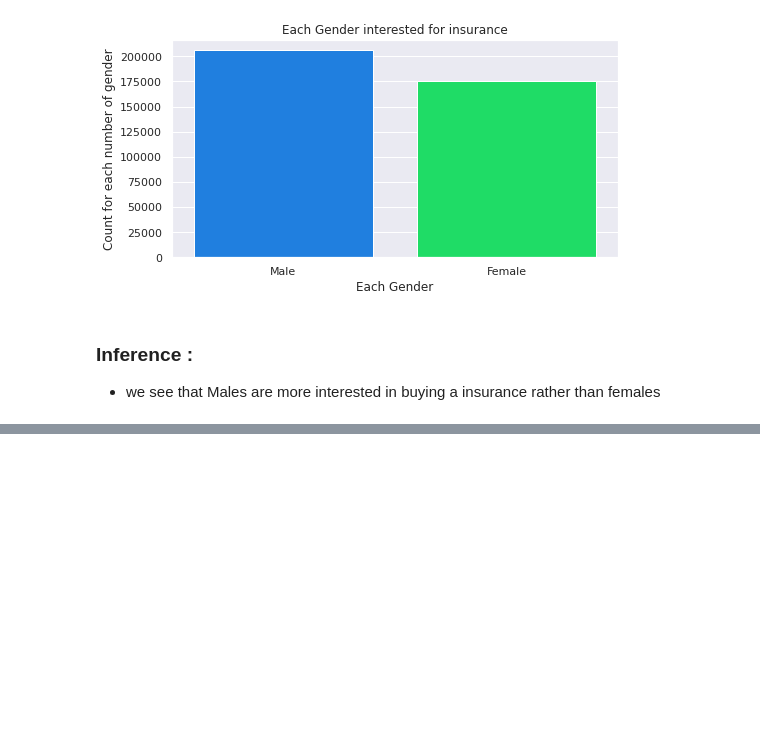
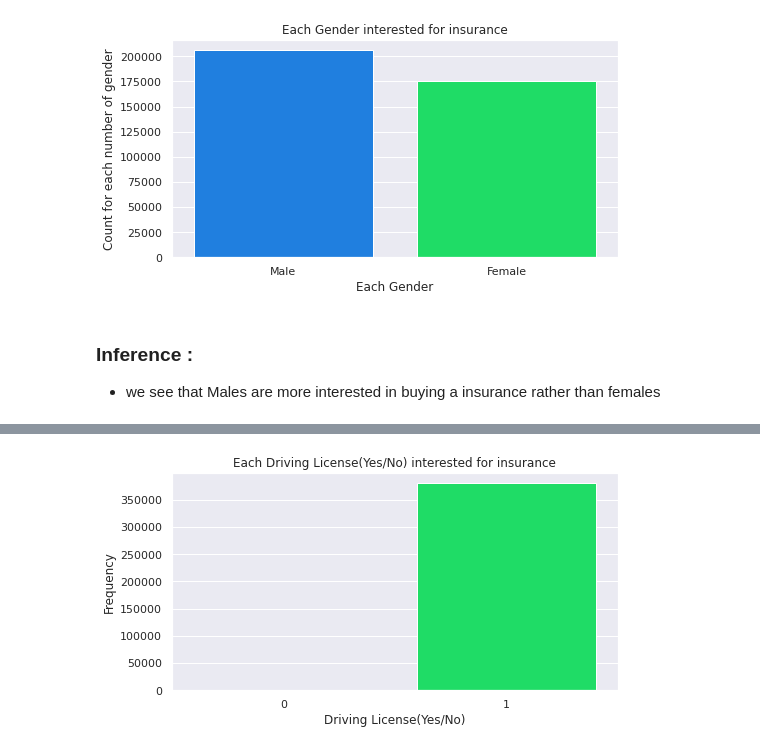
Before and after one commit to pinky-thakur/Health_Insuarance_Cross_Sell_Prediction, a Jupyter notebook: Health_Insurance_Cross_Sell_Prediction.ipynb, the cells around one changed output, grey strips where cells are left out. Saved outputs shown, nothing was run; the diff lists cells and outputs as text; code cells hidden in the pictures; blank space fills up the shorter version.

```diff
--- a/Health_Insurance_Cross_Sell_Prediction.ipynb
+++ b/Health_Insurance_Cross_Sell_Prediction.ipynb
@@ -413,0 +445,15 @@ plt.show()
+# %%
+# Ploting count plot for Driving License column
+
+plt.figure(figsize = (8, 4))
+
+sns.countplot(data['Driving_License'])
+
+plt.title('Each Driving License(Yes/No) interested for insurance')
+
+plt.xlabel('Driving License(Yes/No)')
+plt.ylabel('Frequency')
+
+plt.show()
+# %% [output]
+[figure, added]
```
Also changed, not shown: parts of 47 cells of this notebook.
